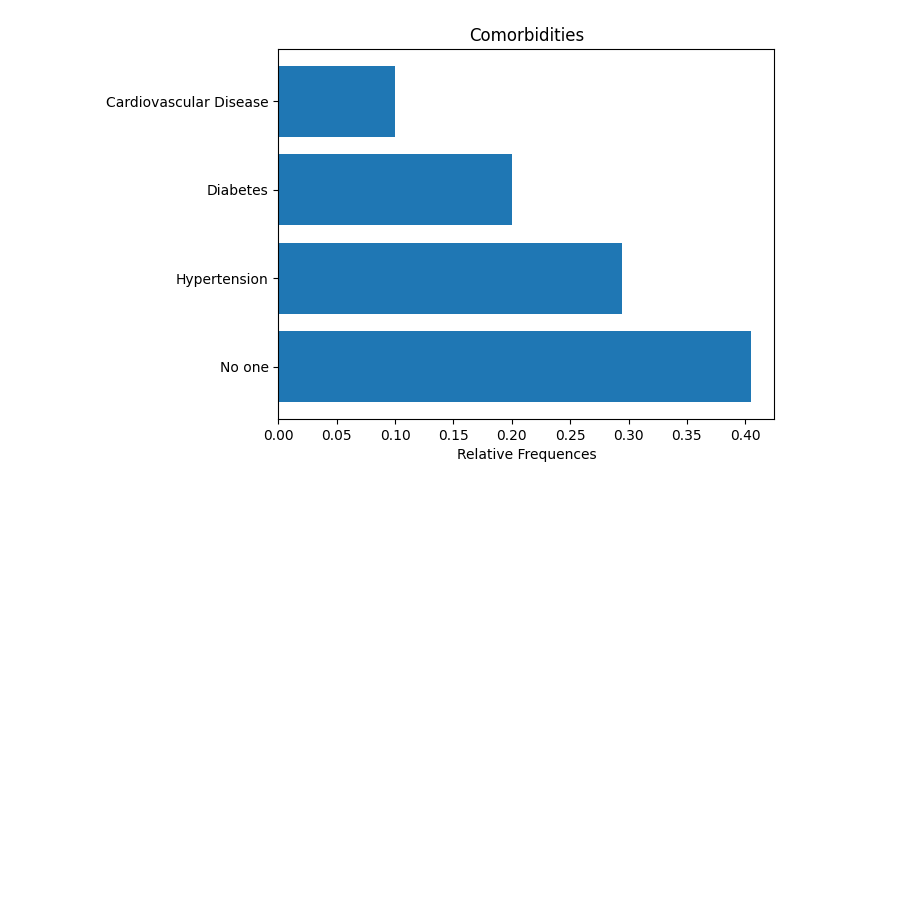
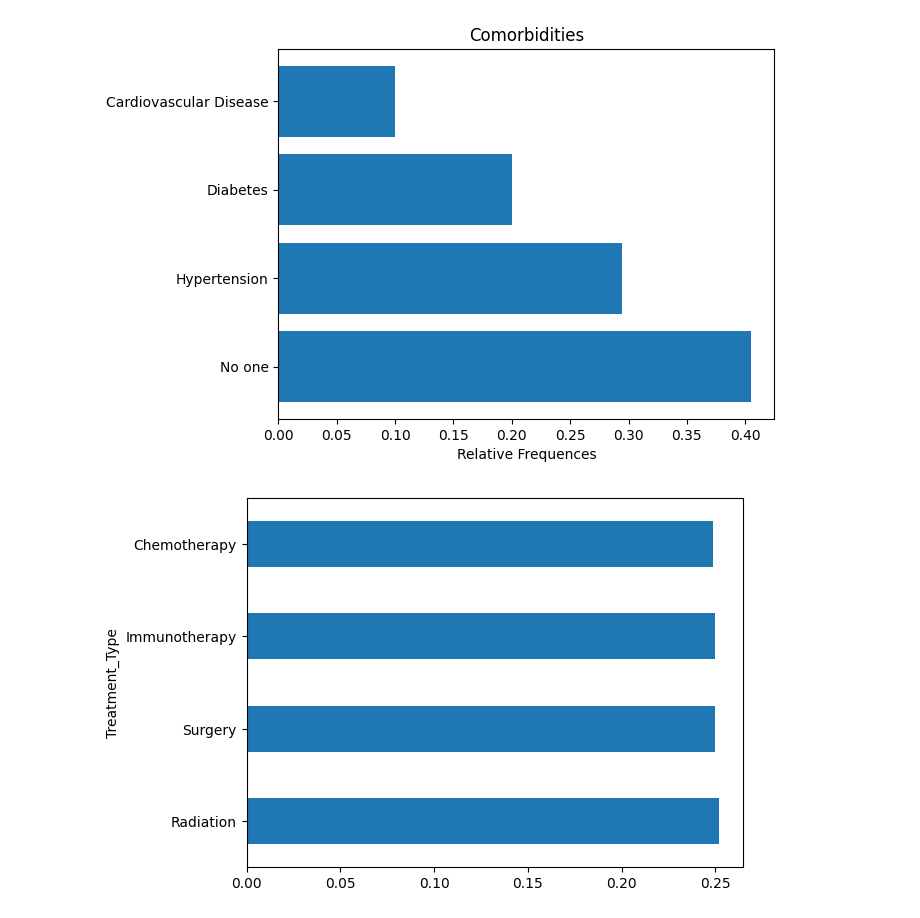
Before and after one commit to andreeriga/Scientific-Visualization-Magistrale, a Jupyter notebook: notebooks/UAE.ipynb, the cells around one changed output. Saved outputs shown, nothing was run; the diff lists cells and outputs as text; code cells hidden in the pictures; blank space fills up the shorter version.

```diff
--- a/notebooks/UAE.ipynb
+++ b/notebooks/UAE.ipynb
@@ -197,3 +188,8 @@ plt.title("Comorbidities")
 plt.show()
 # %% [output]
 [figure]
+# %%
+data['Treatment_Type'].value_counts(normalize=True).plot(kind='barh')
+plt.show()
+# %% [output]
+[figure, added]
```
Also changed, not shown: parts of 7 cells of this notebook, 5 other files.
